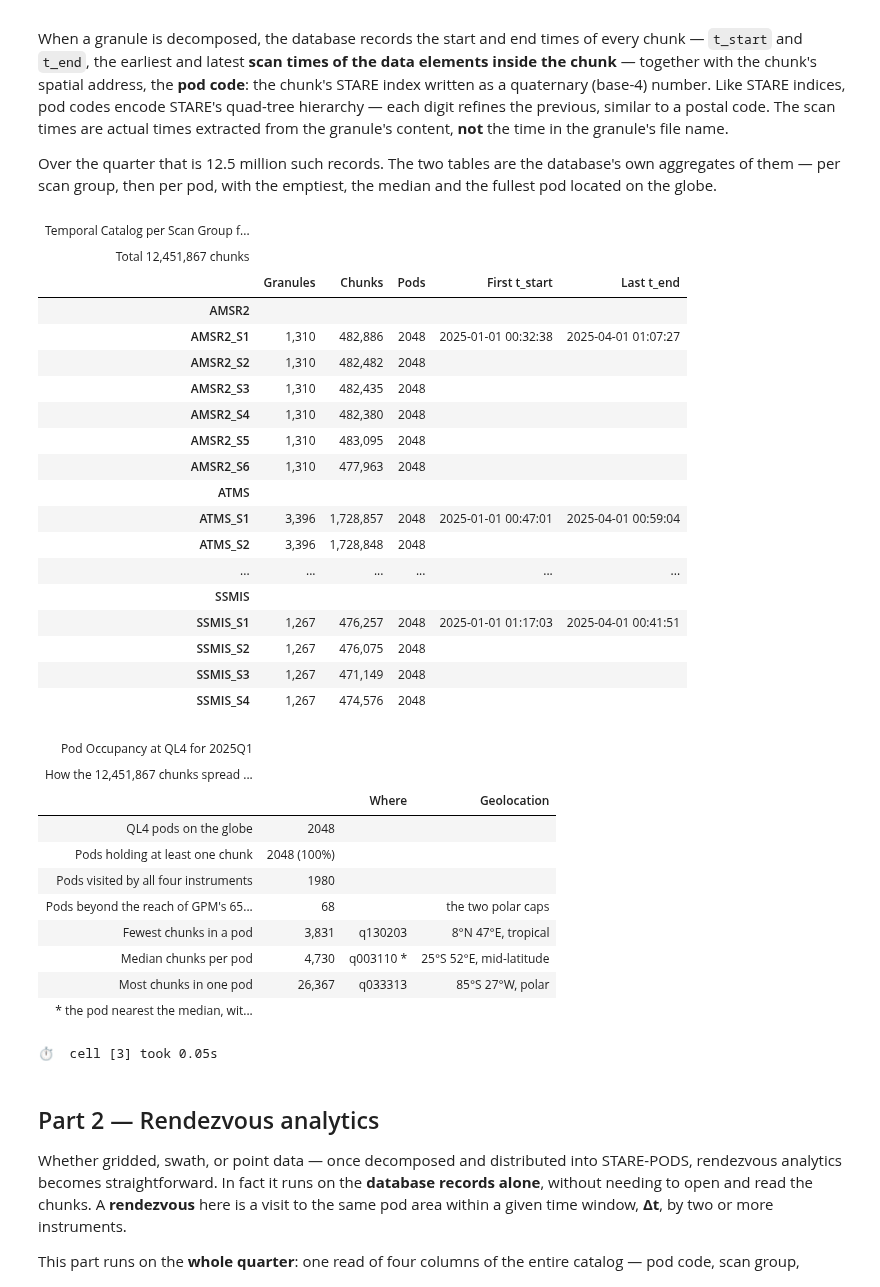
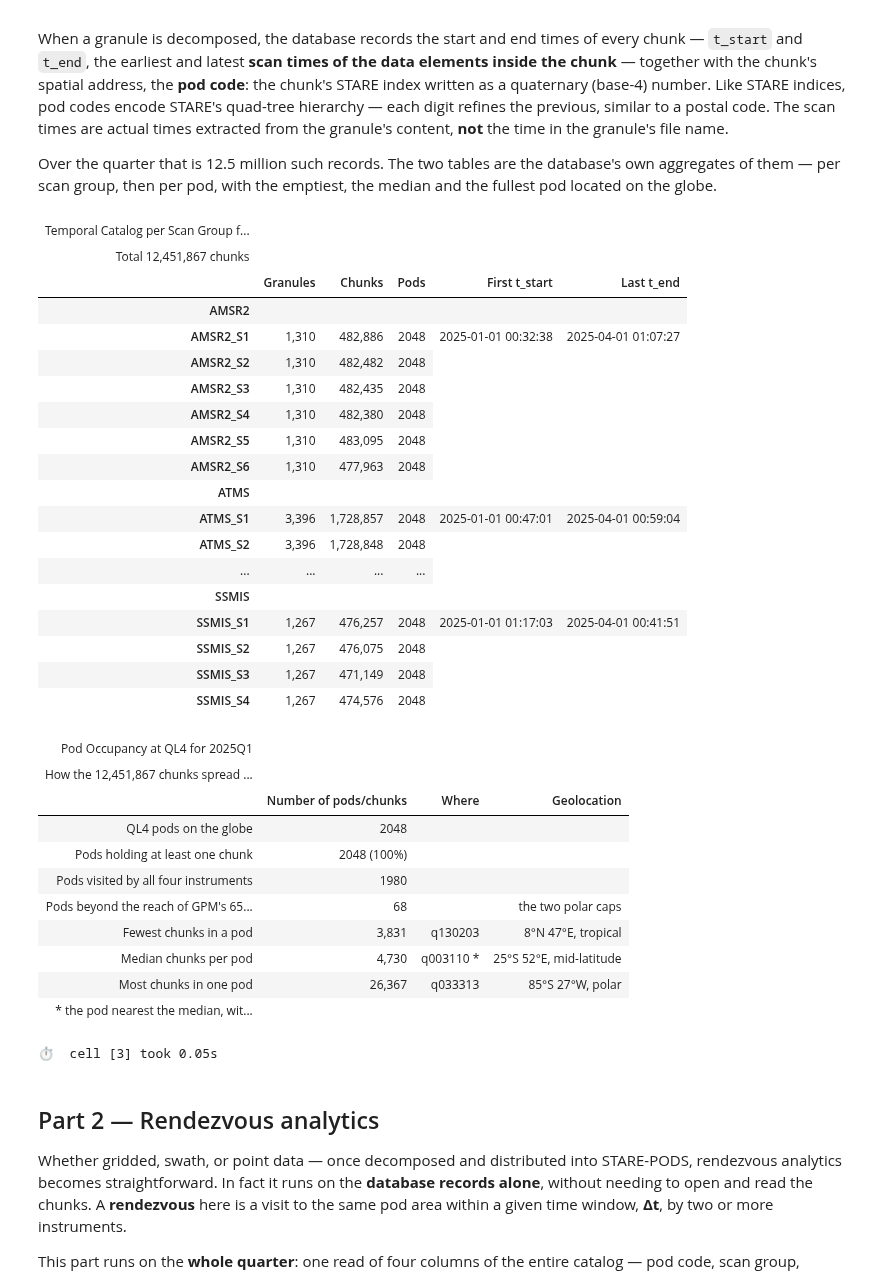
Before and after one commit to SpatioTemporal/STAREPandas, a Jupyter notebook: starepandas/s3_starepods_examples_video_v4.ipynb, the cells around one changed output. Saved outputs shown, nothing was run; the diff lists cells and outputs as text; code cells hidden in the pictures.

```diff
--- a/starepandas/s3_starepods_examples_video_v4.ipynb
+++ b/starepandas/s3_starepods_examples_video_v4.ipynb
@@ -336,48 +337,21 @@ per_ds.insert(3, 'pods', per_ds['Dataset'].map(
 per_ds.insert(0, 'instrument', per_ds['Dataset'].map(fold_instrument))   # row groups
 
 
-def merge_repeated_cells(table, columns):
-    """Render a great_tables table, merging (rowspan) consecutive body cells
-    of the given columns that repeat the value above within one row group —
-    great_tables itself has no cell merging. ``columns`` are positions among
-    the data columns (the stub excluded)."""
-    rows = re.split(r'(?=<tr[ >])', table.as_raw_html())
-    anchors, spans = {}, []                  # col -> index into spans; [row, cell html, span]
-    for r, row in enumerate(rows):
-        if 'gt_group_heading_row' in row or '</td>' not in row:
-            anchors = {}                     # a new group: nothing to merge into
-            continue
-        cells = re.findall(r'<td[^>]*>.*?</td>', row, flags=re.S)
-        if len(cells) <= max(columns):    # footer / note rows: not body rows
-            anchors = {}
-            continue
-        for col in columns:
-            text = re.sub(r'<[^>]+>', '', cells[col]).strip()
-            if col in anchors and spans[anchors[col]][1] == cells[col]:
-                spans[anchors[col]][2] += 1
-                rows[r] = rows[r].replace(cells[col], '', 1)
-            else:
-                anchors[col] = len(spans)
-                spans.append([r, cells[col], 1])
-    for r, cell, span in spans:
-        if span > 1:
-            rows[r] = rows[r].replace(cell, cell.replace('<td', f'<td rowspan="{span}"', 1), 1)
-    return ''.join(rows)
-
-
+# every scan group of an instrument shares its first t_start / last t_end:
+# show each once, on the group's first row
+shown = fmt_times(per_ds, ('first_start', 'last_end'))
+repeat = shown.duplicated(['instrument', 'first_start', 'last_end'])
+shown.loc[repeat, ['first_start', 'last_end']] = ''
 temporal_table = (
-    GT(fmt_times(per_ds, ('first_start', 'last_end')),
+    GT(shown,
        groupname_col='instrument', rowname_col='Dataset')
     .tab_header(title="Temporal Catalog per Scan Group for 2025Q1",
-                subtitle=f"Total {summary['chunks'].sum():,} chunks")
-    .tab_style(style=style.text(align='center', weight='bold'), locations=loc.subtitle())
+                subtitle=html(f"<b>Total {summary['chunks'].sum():,} chunks</b>"))
     .fmt_integer(columns=['granules', 'chunks'])
     .cols_label(first_start="First t_start", last_end="Last t_end")
     .tab_style(style=style.text(weight='bold'), locations=loc.row_groups())
-    .tab_style(style=style.css('vertical-align: middle'), locations=loc.body(columns=['first_start', 'last_end']))
 )
-# every scan group of an instrument shares its first t_start / last t_end: show each once
-display(HTML(merge_repeated_cells(temporal_table, columns=[3, 4])))
+display(temporal_table)
 
 
 def locate(podcode):
@@ -400,55 +374,57 @@ busiest = pod_chunks.idxmax()
 occupancy_q = pd.DataFrame([
     {'statistic': f'QL{STARE_LEVEL} pods on the globe', 'value': f'{n_possible}', 'where': '', 'geolocation': ''},
     {'statistic': 'Pods holding at least one chunk',
      'value': f'{len(pod_chunks)} ({len(pod_chunks) / n_possible:.0%})', 'where': '', 'geolocation': ''},
     {'statistic': 'Pods visited by all four instruments',
      'value': f'{int((pod_instruments == 4).sum())}', 'where': '', 'geolocation': ''},
     {'statistic': "Pods beyond the reach of GPM's 65° orbit",
      'value': f"{n_possible - occupancy.loc[occupancy['instrument'] == 'GMI', 'podcode'].nunique()}",
      'where': '', 'geolocation': 'the two polar caps'},
     {'statistic': 'Fewest chunks in a pod',
      'value': f'{pod_chunks.min():,}', 'where': emptiest, 'geolocation': locate(emptiest)},
     {'statistic': 'Median chunks per pod',
      'value': f'{pod_chunks.median():,.0f}', 'where': f'{median_pod} *', 'geolocation': locate(median_pod)},
     {'statistic': 'Most chunks in one pod',
      'value': f'{pod_chunks.max():,}', 'where': busiest, 'geolocation': locate(busiest)},
 ])
-display(
+occupancy_table = (
     GT(occupancy_q)
     .tab_header(title=f"Pod Occupancy at QL{STARE_LEVEL} for 2025Q1",
-                subtitle=f"How the {summary['chunks'].sum():,} chunks spread over STARE "
-                         f"quadfurcation level {STARE_LEVEL} (QL{STARE_LEVEL}) pods")
-    .tab_style(style=style.text(align='center', weight='bold'), locations=loc.subtitle())
-    .cols_label(statistic="", value="", where="Where", geolocation="Geolocation")
+                subtitle=html(f"<b>How the {summary['chunks'].sum():,} chunks spread over STARE "
+                              f"quadfurcation level {STARE_LEVEL} (QL{STARE_LEVEL}) pods</b>"))
+    .cols_label(statistic="", value="Number of pods/chunks", where="Where", geolocation="Geolocation")
     .cols_align(align='right', columns=['value'])
     .tab_source_note(f"* the pod nearest the median, with {pod_chunks[median_pod]:,} chunks; "
                      "geolocation = the centre of the pod's trixel. Sparsest near the "
                      "equator, where orbits are farthest apart; fullest at the poles, "
                      "where every sun-synchronous orbit converges")
 )
+# centred on the page with a plain HTML attribute, which survives viewers
+# that drop the table's own stylesheet
+display(HTML(f'<div align="center">{occupancy_table.as_raw_html()}</div>'))
 # %% [output]
 | Temporal Catalog per Scan Group f... |  |  |  |  |  |
 | Total 12,451,867 chunks |  |  |  |  |  |
 |  | Granules | Chunks | Pods | First t_start | Last t_end |
 | AMSR2 |  |  |  |  |  |
 | AMSR2_S1 | 1,310 | 482,886 | 2048 | 2025-01-01 00:32:38 | 2025-04-01 01:07:27 |
-| AMSR2_S2 | 1,310 | 482,482 | 2048 |  |  |
-| AMSR2_S3 | 1,310 | 482,435 | 2048 |  |  |
-| AMSR2_S4 | 1,310 | 482,380 | 2048 |  |  |
-| AMSR2_S5 | 1,310 | 483,095 | 2048 |  |  |
-| AMSR2_S6 | 1,310 | 477,963 | 2048 |  |  |
+| AMSR2_S2 | 1,310 | 482,482 | 2048 |
+| AMSR2_S3 | 1,310 | 482,435 | 2048 |
+| AMSR2_S4 | 1,310 | 482,380 | 2048 |
+| AMSR2_S5 | 1,310 | 483,095 | 2048 |
+| AMSR2_S6 | 1,310 | 477,963 | 2048 |
 | ATMS |  |  |  |  |  |
 | ATMS_S1 | 3,396 | 1,728,857 | 2048 | 2025-01-01 00:47:01 | 2025-04-01 00:59:04 |
-| ATMS_S2 | 3,396 | 1,728,848 | 2048 |  |  |
-| ... | ... | ... | ... | ... | ... |
+| ATMS_S2 | 3,396 | 1,728,848 | 2048 |
+| ... | ... | ... | ... |
 | SSMIS |  |  |  |  |  |
 | SSMIS_S1 | 1,267 | 476,257 | 2048 | 2025-01-01 01:17:03 | 2025-04-01 00:41:51 |
-| SSMIS_S2 | 1,267 | 476,075 | 2048 |  |  |
-| SSMIS_S3 | 1,267 | 471,149 | 2048 |  |  |
-| SSMIS_S4 | 1,267 | 474,576 | 2048 |  |  |
+| SSMIS_S2 | 1,267 | 476,075 | 2048 |
+| SSMIS_S3 | 1,267 | 471,149 | 2048 |
+| SSMIS_S4 | 1,267 | 474,576 | 2048 |
 | Pod Occupancy at QL4 for 2025Q1 |  |  |  |
 | How the 12,451,867 chunks spread ... |  |  |  |
-|  |  | Where | Geolocation |
+|  | Number of pods/chunks | Where | Geolocation |
 | QL4 pods on the globe | 2048 |  |  |
 | Pods holding at least one chunk | 2048 (100%) |  |  |
 | Pods visited by all four instruments | 1980 |  |  |
```
Also changed, not shown: parts of 1 cell of this notebook.
